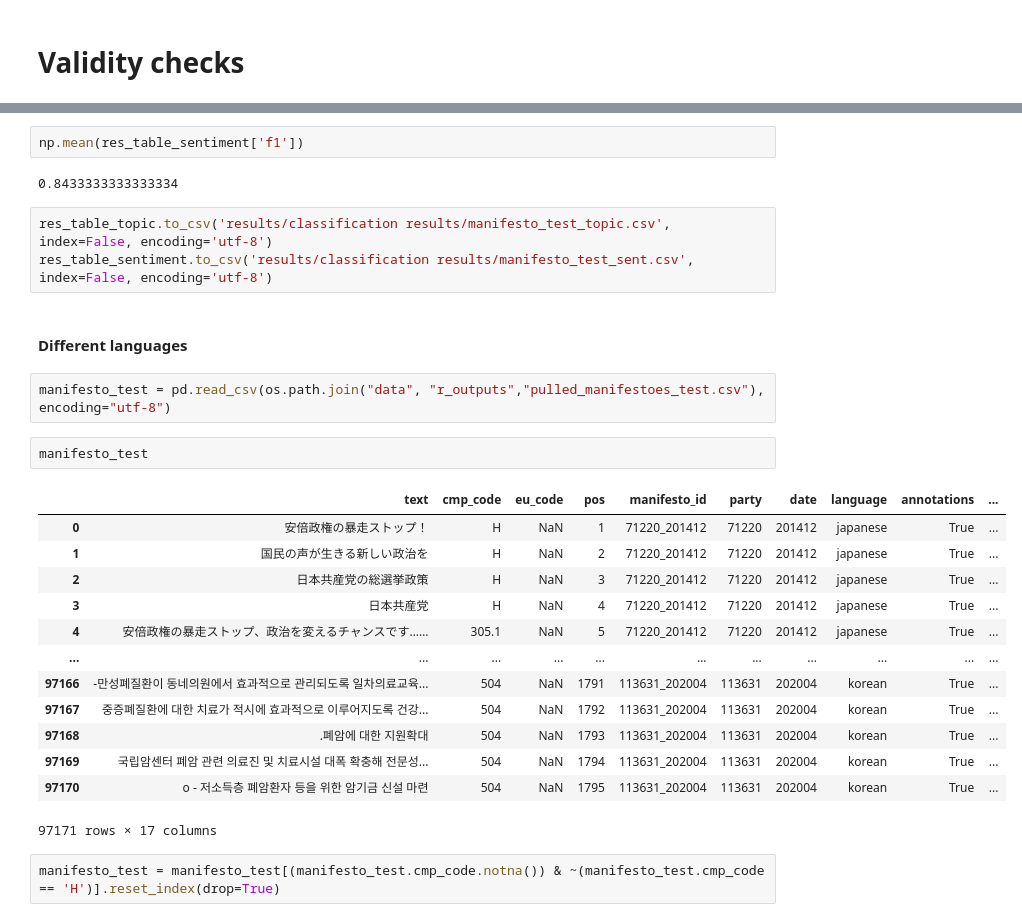
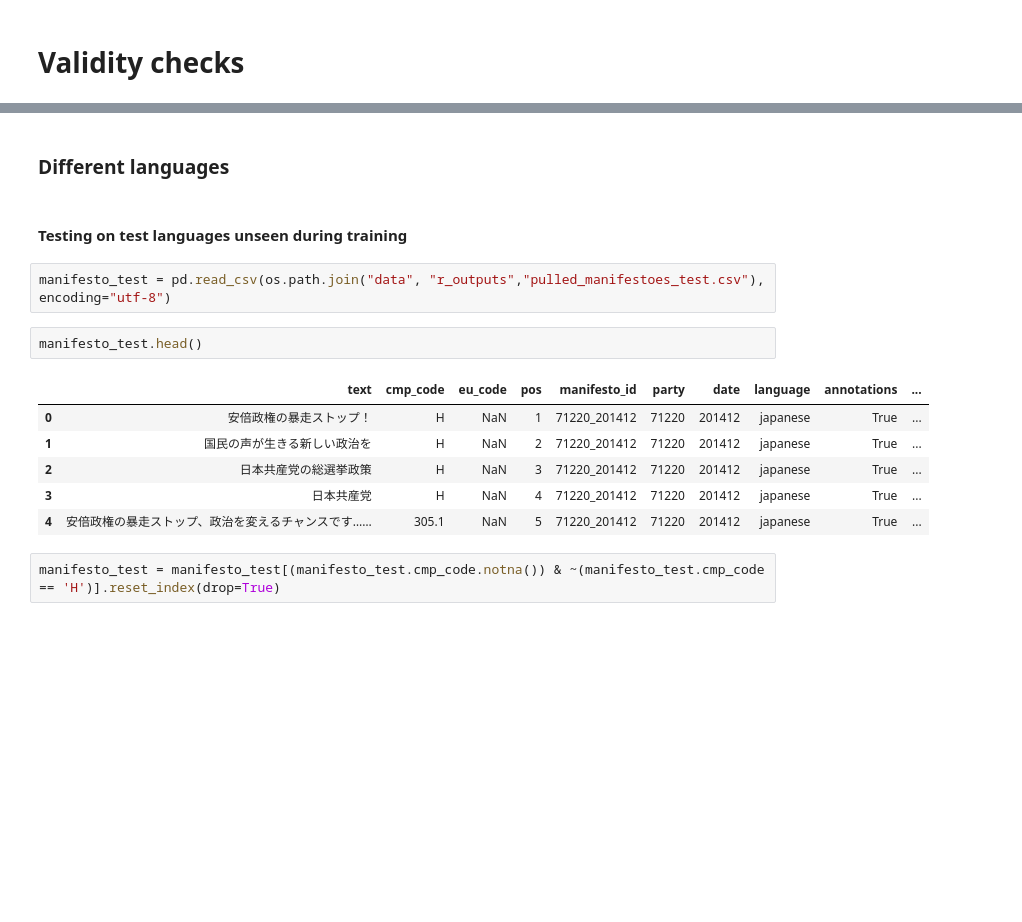
Before and after one commit to hungnguyen167/ContextScale, a Jupyter notebook: 03_main_analyses.ipynb, the cells around one changed output, grey strips where cells are left out. Drawn from its saved outputs; the diff is of its cells as text; blank space fills up the shorter version.

```diff
--- a/03_main_analyses.ipynb
+++ b/03_main_analyses.ipynb
@@ -533,30 +1029,18 @@ res_table_sentiment
-# %%
-np.mean(res_table_sentiment['f1'])
-# %% [output]
-0.8433333333333334
-# %%
-res_table_topic.to_csv('results/classification results/manifesto_test_topic.csv', index=False, encoding='utf-8')
-res_table_sentiment.to_csv('results/classification results/manifesto_test_sent.csv', index=False, encoding='utf-8')
 # %% [markdown]
-#### Different languages
+### Different languages
+# %% [markdown]
+#### Testing on test languages unseen during training
 # %%
 manifesto_test = pd.read_csv(os.path.join("data", "r_outputs","pulled_manifestoes_test.csv"), encoding="utf-8")
 # %%
-manifesto_test
+manifesto_test.head()
 # %% [output]
 |  | text | cmp_code | eu_code | pos | manifesto_id | party | date | language | annotations | ... |
 | 0 | 安倍政権の暴走ストップ！ | H | NaN | 1 | 71220_201412 | 71220 | 201412 | japanese | True | ... |
 | 1 | 国民の声が生きる新しい政治を | H | NaN | 2 | 71220_201412 | 71220 | 201412 | japanese | True | ... |
 | 2 | 日本共産党の総選挙政策 | H | NaN | 3 | 71220_201412 | 71220 | 201412 | japanese | True | ... |
 | 3 | 日本共産党 | H | NaN | 4 | 71220_201412 | 71220 | 201412 | japanese | True | ... |
 | 4 | 安倍政権の暴走ストップ、政治を変えるチャンスです…… | 305.1 | NaN | 5 | 71220_201412 | 71220 | 201412 | japanese | True | ... |
-| ... | ... | ... | ... | ... | ... | ... | ... | ... | ... | ... |
-| 97166 | -만성폐질환이 동네의원에서 효과적으로 관리되도록 일차의료교육... | 504 | NaN | 1791 | 113631_202004 | 113631 | 202004 | korean | True | ... |
-| 97167 | 중증폐질환에 대한 치료가 적시에 효과적으로 이루어지도록 건강... | 504 | NaN | 1792 | 113631_202004 | 113631 | 202004 | korean | True | ... |
-| 97168 | .폐암에 대한 지원확대 | 504 | NaN | 1793 | 113631_202004 | 113631 | 202004 | korean | True | ... |
-| 97169 | 국립암센터 폐암 관련 의료진 및 치료시설 대폭 확충해 전문성... | 504 | NaN | 1794 | 113631_202004 | 113631 | 202004 | korean | True | ... |
-| 97170 | o - 저소득층 폐암환자 등을 위한 암기금 신설 마련 | 504 | NaN | 1795 | 113631_202004 | 113631 | 202004 | korean | True | ... |
-97171 rows × 17 columns
 # %%
 manifesto_test = manifesto_test[(manifesto_test.cmp_code.notna()) & ~(manifesto_test.cmp_code == 'H')].reset_index(drop=True)
 # %%
```
Also changed, not shown: parts of 473 cells of this notebook, 36 other files.
